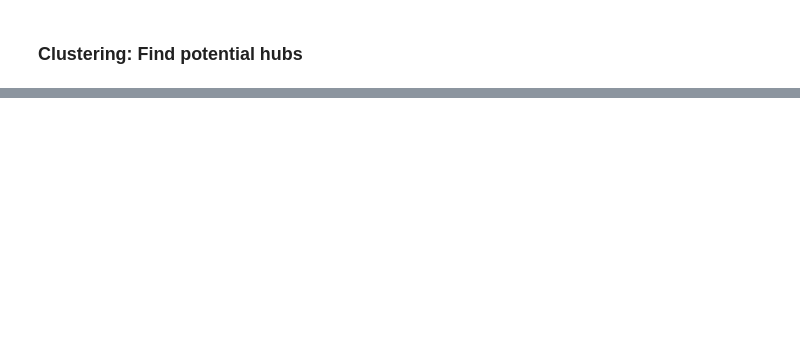
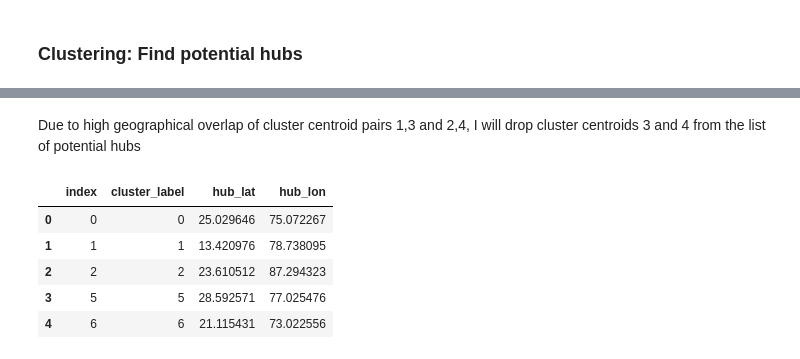
Before and after one commit to FelixRaph/Data-Science-Portfolio, a Jupyter notebook: Hub_and_Spoke_Gurobi_Optimization.ipynb, the cells around one changed output, grey strips where cells are left out. Saved outputs shown, nothing was run; the diff lists cells and outputs as text; code cells hidden in the pictures; blank space fills up the shorter version.

```diff
--- a/Hub_and_Spoke_Gurobi_Optimization.ipynb
+++ b/Hub_and_Spoke_Gurobi_Optimization.ipynb
@@ -243,0 +382,15 @@ mymap
+# %% [markdown]
+Due to high geographical overlap of cluster centroid pairs 1,3 and 2,4, I will drop cluster centroids 3 and 4 from the list of potential hubs
+# %%
+potential_hubs = potential_hubs.drop([3,4])
+
+potential_hubs = potential_hubs.reset_index()
+
+potential_hubs
+# %% [output]
+|  | index | cluster_label | hub_lat | hub_lon |
+| 0 | 0 | 0 | 25.029646 | 75.072267 |
+| 1 | 1 | 1 | 13.420976 | 78.738095 |
+| 2 | 2 | 2 | 23.610512 | 87.294323 |
+| 3 | 5 | 5 | 28.592571 | 77.025476 |
+| 4 | 6 | 6 | 21.115431 | 73.022556 |
```
Also changed, not shown: parts of 15 cells of this notebook.
